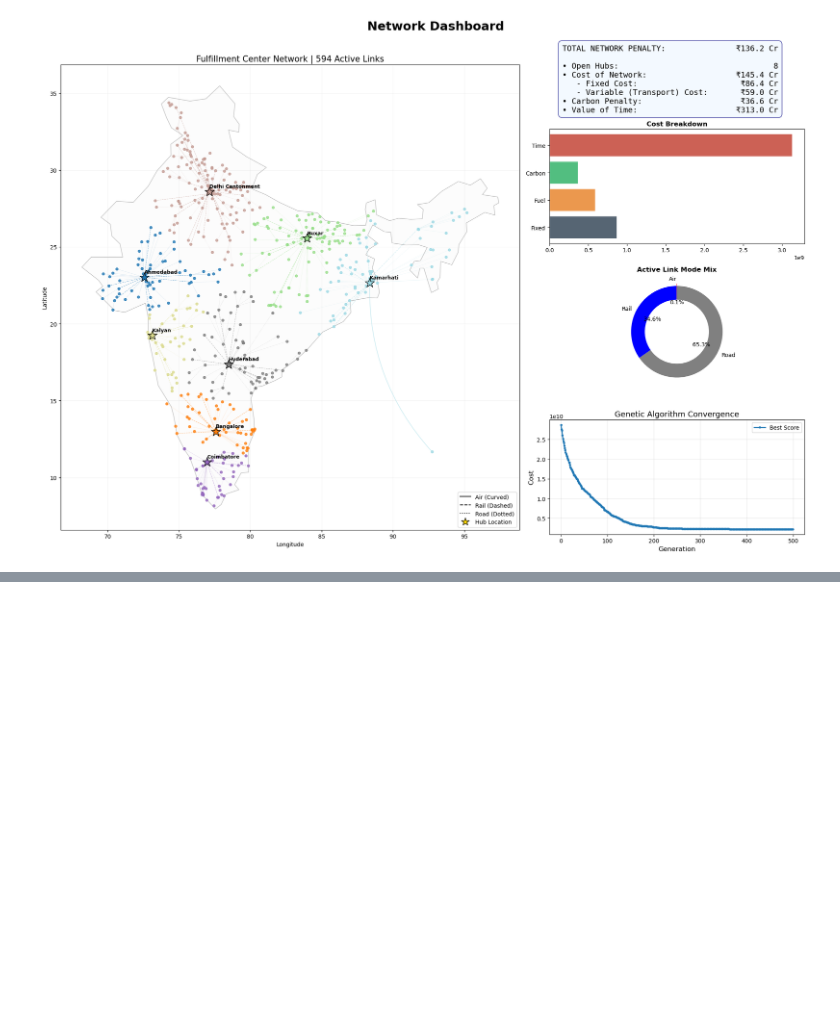
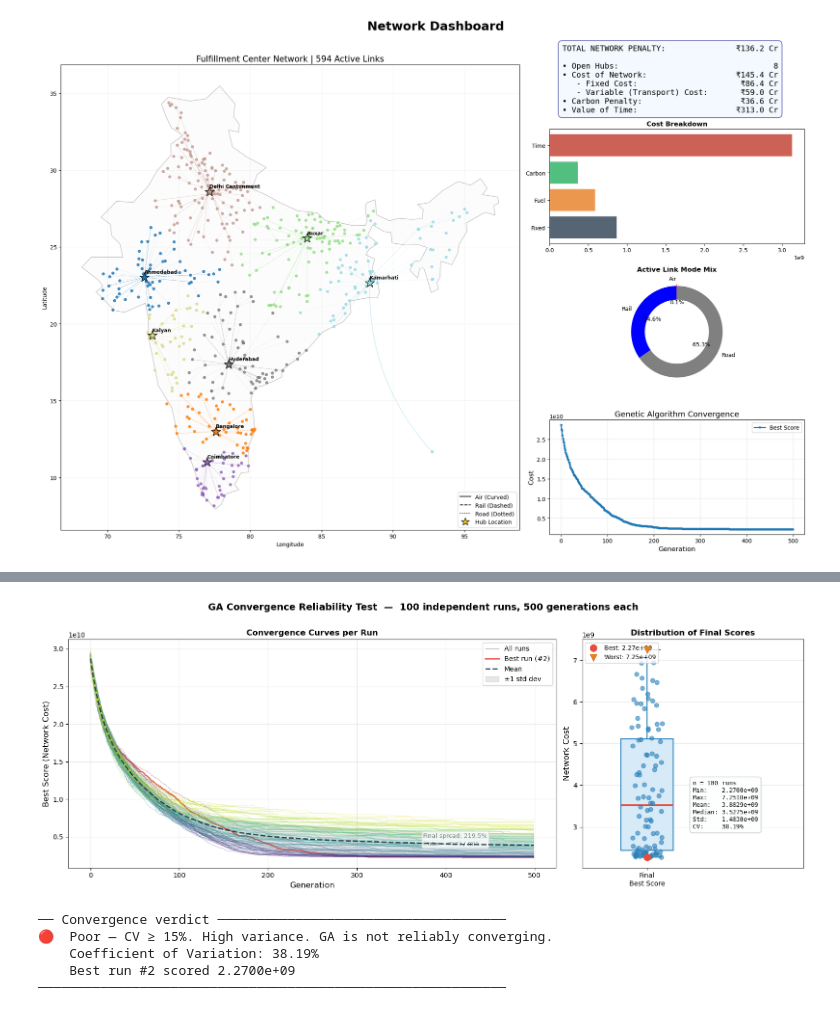
Before and after one commit to shashank2403/Heuristic-Network-Optimisation, a Jupyter notebook: main.ipynb, the cells around one changed output, grey strips where cells are left out. Drawn from its saved outputs; the diff is of its cells as text; code cells hidden in the pictures; blank space fills up the shorter version.

```diff
--- a/main.ipynb
+++ b/main.ipynb
@@ -932,10 +1006,18 @@ def plot_convergence_test(results: dict) -> None:
     )
 
     # ── LEFT: Convergence curves ─────────────────────────────────────────────
+    cmap = plt.cm.viridis  # smooth perceptual gradient
+
     for i, curve in enumerate(curves):
         lw    = 2.0 if i == best_run else 0.7
         alpha = 0.9 if i == best_run else 0.35
-        color = '#e74c3c' if i == best_run else '#3498db'
+
+        # gradient color based on run order (earlier → later)
+        if i == best_run:
+            color = '#e74c3c'  # keep best run highlighted
+        else:
+            color = cmap(i / max(1, n_runs - 1))
+
         label = f'Best run (#{best_run})' if i == best_run else ('All runs' if i == 0 else None)
         ax_left.plot(gens, curve, color=color, linewidth=lw, alpha=alpha, label=label)
 
@@ -1050,33 +1132,26 @@ def run_convergence_test(
     cost_components: pd.DataFrame,
     fc_df: pd.DataFrame | None = None,
 ) -> dict:
-    """
-    Run the GA n_runs times with identical parameters and independent random seeds.
-    Returns a dict with:
-        'curves'       : list of n_runs arrays, each shape (num_generations,)
-                         — the min_scores history of every run
-        'final_scores' : (n_runs,) array of the best score each run ended with
-        'best_run'     : index of the run that found the lowest final score
-        'params'       : the parameter dict used, for labelling plots
-    """
+
     if fc_df is None:
         fc_df = df[['city']]
 
     curves = []
     final_scores = np.empty(n_runs)
-    mutation_rates = np.linspace(0.001, 0.01, n_runs)
+    mutation_rates = np.linspace(0.001, 0.05, n_runs)
     print(f"Convergence test: running {n_runs} independent GA runs")
-    for i in range(n_runs):
+    for i in tqdm(range(n_runs), desc= "Running independent trials"):
         result = genetic_algorithm(
             generation_size=generation_size,
             reproduction_rate=reproduction_rate,
             mutation_rate_pop=mutation_rate_pop,
-            mutation_rate_bit=mutation_rate_bit,
+            mutation_rate_bit=mutation_rates[i],
             num_generations=num_generations,
             df=df,
             transport_costs=transport_costs,
             cost_components=cost_components,
             fc_df=fc_df,
+            progress_bar = False
         )
         curve = np.array(result['min_scores'])
         curves.append(curve)
@@ -1240,3 +1470,12 @@ plot_convergence_test(conv_results)
+# %%
+plot_convergence_test(conv_results)
+# %% [output]
+[figure, added]
+── Convergence verdict ─────────────────────────────────────
+🔴  Poor — CV ≥ 15%. High variance. GA is not reliably converging.
+    Coefficient of Variation: 38.19%
+    Best run #2 scored 2.2700e+09
+────────────────────────────────────────────────────────────
 # %%
 np.savez('solutions/sol_1_34_e9_111.npz', **ga)
 # %%
```
Also changed, not shown: parts of 22 cells of this notebook.
